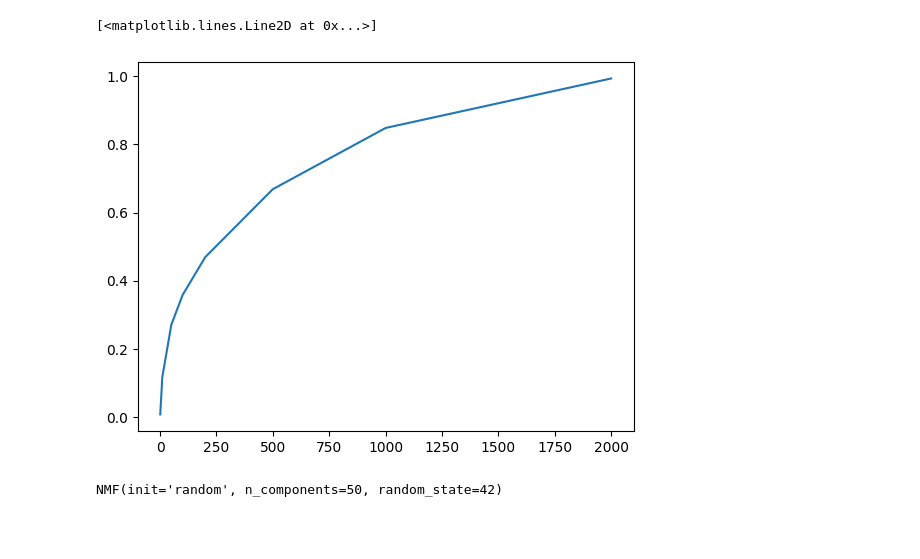
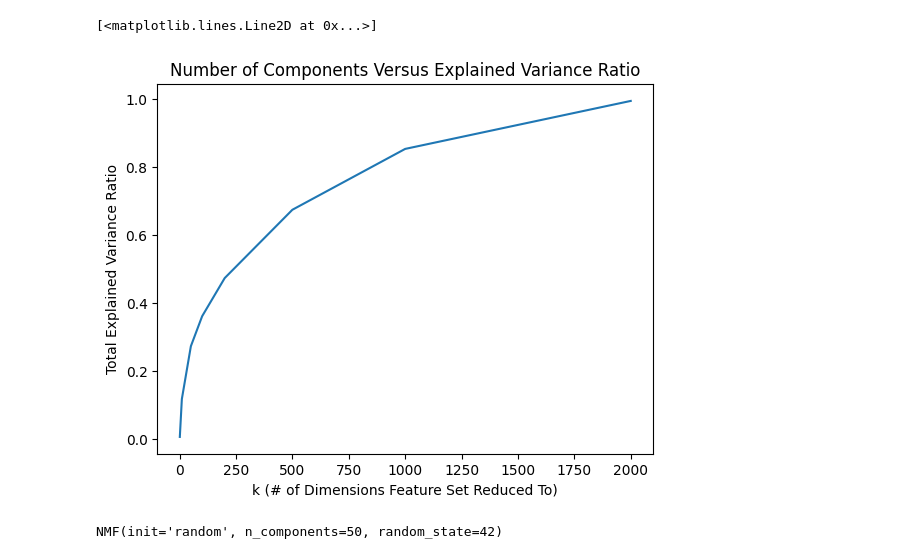
Before and after one commit to papaymaguire/ece219-project1, a Jupyter notebook: project1/notebooks/question4.ipynb, the cells around one changed output. Drawn from its saved outputs; the diff is of its cells as text; code cells hidden in the pictures; blank space fills up the shorter version.

```diff
--- a/project1/notebooks/question4.ipynb
+++ b/project1/notebooks/question4.ipynb
@@ -12,21 +12,24 @@ train_feature_matrix: pd.DataFrame = defs.load_asset_value("train_feature_matrix
 # %%
 from sklearn.decomposition import TruncatedSVD
 import matplotlib.pyplot as plt
 k_options = [1,10,50,100,200,500,1000,2000]
 
 LSI_AOA = []
 svd_50 = None
 for k in k_options:
   svd = TruncatedSVD(n_components=k, random_state=42)
   svd.fit(train_feature_matrix)
   if k == 50:
     svd_50 = svd
   LSI_AOA.append(svd.explained_variance_ratio_.sum())
 
+plt.title("Number of Components Versus Explained Variance Ratio")
+plt.ylabel("Total Explained Variance Ratio")
+plt.xlabel("k (# of Dimensions Feature Set Reduced To)")
 plt.plot(k_options, LSI_AOA)
 # %% [output]
 [<matplotlib.lines.Line2D at 0x...>]
-[figure, old version]
+[figure, new version]
 # %%
 from sklearn.decomposition import NMF
 nmf_50 = NMF(n_components=50, init='random', random_state=42)
```
Also changed, not shown: parts of 4 cells of this notebook, 20 other files.
